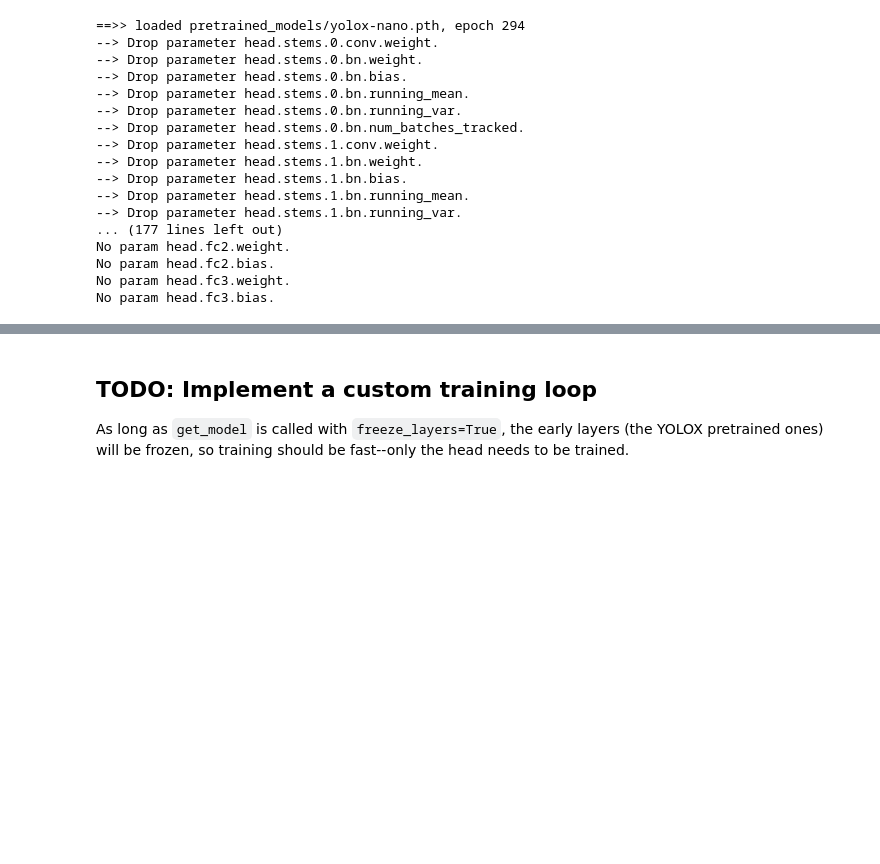
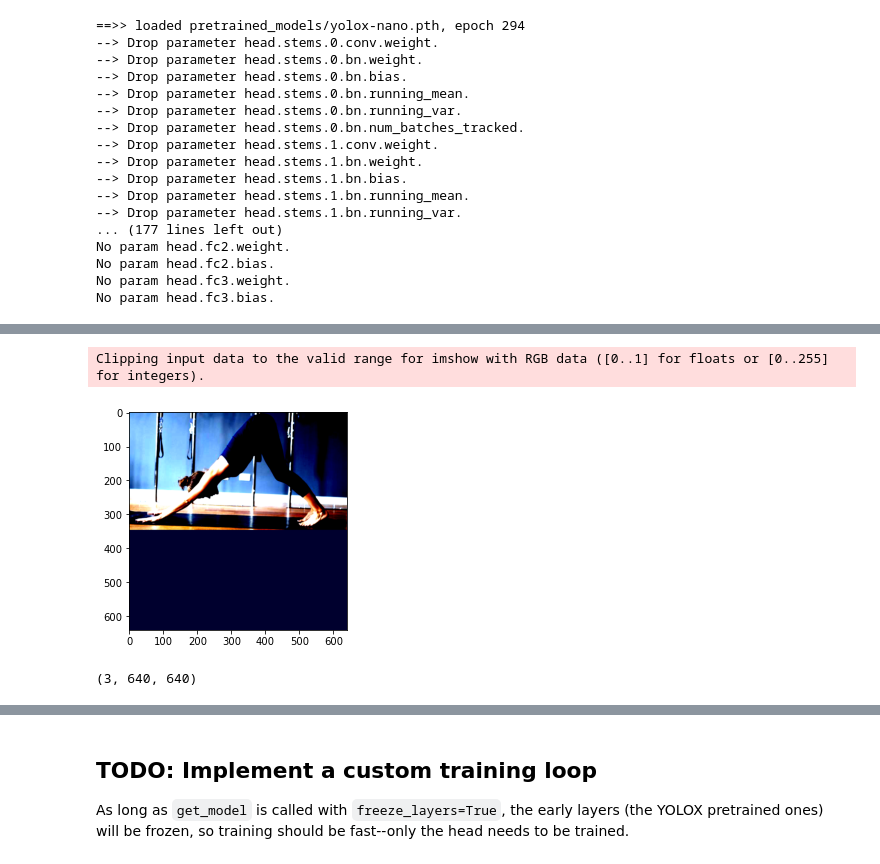
Before and after one commit to qthequartermasterman/YOLOX_Classification_Project, a Jupyter notebook: main.ipynb, the cells around one changed output, grey strips where cells are left out. Saved outputs shown, nothing was run; the diff lists cells and outputs as text; code cells hidden in the pictures; blank space fills up the shorter version.

Commit message:
Load and preprocess training data for network

```diff
--- a/main.ipynb
+++ b/main.ipynb
@@ -277,7 +280,7 @@ No param head.fc3.weight.
 No param head.fc3.bias.
 # %%
 # Load Images
-img_dir = 'imgs/'
+img_dir = 'dataset/train/'
 images = [cv2.imread(str(im)) for im in Path(img_dir).glob('*.jpg')]
 print(f'There are {len(images)} images')
 inp_imgs = np.zeros([len(images), 3, opt.test_size[0], opt.test_size[1]], dtype=np.float32)
@@ -292,0 +304,26 @@ Input image batch of shape: torch.Size([2, 3, 640, 640])
+# %%
+import os
+path = "dataset/train/"
+# Creating Dataset
+target = []
+count = 0
+
+images_arrays = []
+
+for subdir, dirs, files in os.walk(path):
+    for img in files:
+        temp = []
+        img = os.path.join(subdir, img)
+        img = cv2.imread(img)
+
+        img, r = preproc(img, opt.test_size, opt.rgb_means, opt.std)
+        images_arrays.append(img)
+
+
+inp_imgs = np.zeros([len(images_arrays), 3, opt.test_size[0], opt.test_size[1]], dtype=np.float32)
+for b_i, image in enumerate(images_arrays):
+    inp_imgs[b_i] = image
+
+inp_imgs = torch.from_numpy(inp_imgs).to(opt.device)
+
+print(target)
@@ -293,3 +350,15 @@ Input image batch of shape: torch.Size([2, 3, 640, 640])
+# %%
+import matplotlib.pyplot as plt
+def imshow(img):
+    plt.imshow(np.transpose(img, (1, 2, 0)))
+    plt.show()
+
+imshow(images_arrays[0])
+print(images_arrays[0].shape)
+# %% [output]
+Clipping input data to the valid range for imshow with RGB data ([0..1] for floats or [0..255] for integers).
+[figure, added]
+(3, 640, 640)
 # %%
 # Run inference as a test to make sure network runs.
 with torch.no_grad():
```
Also changed, not shown: parts of 6 cells of this notebook.
